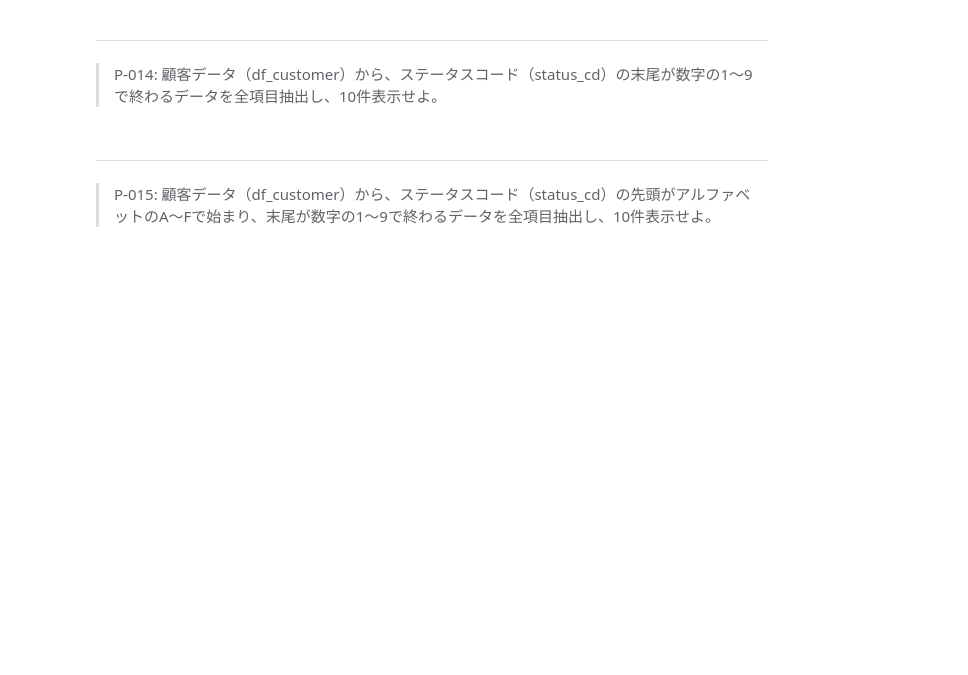
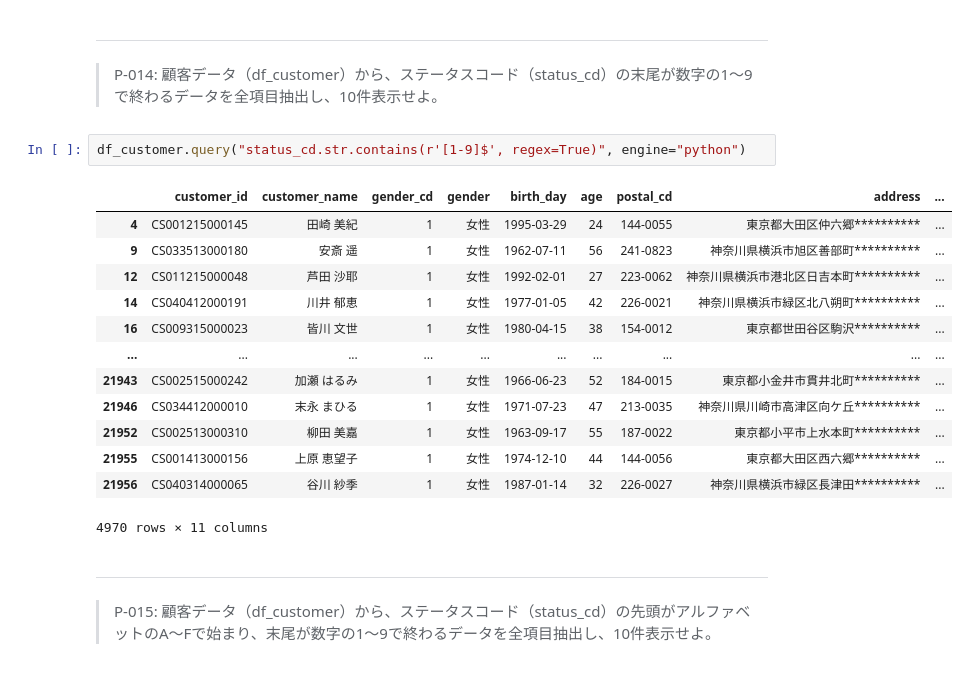
Before and after one commit to KJR020/100knocks-preprocess, a Jupyter notebook: docker/work/preprocess_knock_Python.ipynb, the cells around one changed output. Cells and saved outputs as stored; diff of their text form; blank space fills up the shorter version.

```diff
--- a/docker/work/preprocess_knock_Python.ipynb
+++ b/docker/work/preprocess_knock_Python.ipynb
@@ -289,6 +303,22 @@ df_store.query("address.str.contains('横浜市')", engine="python")
 # %% [markdown]
 ---
 > P-014: 顧客データ（df_customer）から、ステータスコード（status_cd）の末尾が数字の1〜9で終わるデータを全項目抽出し、10件表示せよ。
+# %%
+df_customer.query("status_cd.str.contains(r'[1-9]$', regex=True)", engine="python")
+# %% [output]
+|  | customer_id | customer_name | gender_cd | gender | birth_day | age | postal_cd | address | ... |
+| 4 | CS001215000145 | 田崎 美紀 | 1 | 女性 | 1995-03-29 | 24 | 144-0055 | 東京都大田区仲六郷********** | ... |
+| 9 | CS033513000180 | 安斎 遥 | 1 | 女性 | 1962-07-11 | 56 | 241-0823 | 神奈川県横浜市旭区善部町********** | ... |
+| 12 | CS011215000048 | 芦田 沙耶 | 1 | 女性 | 1992-02-01 | 27 | 223-0062 | 神奈川県横浜市港北区日吉本町********** | ... |
+| 14 | CS040412000191 | 川井 郁恵 | 1 | 女性 | 1977-01-05 | 42 | 226-0021 | 神奈川県横浜市緑区北八朔町********** | ... |
+| 16 | CS009315000023 | 皆川 文世 | 1 | 女性 | 1980-04-15 | 38 | 154-0012 | 東京都世田谷区駒沢********** | ... |
+| ... | ... | ... | ... | ... | ... | ... | ... | ... | ... |
+| 21943 | CS002515000242 | 加瀬 はるみ | 1 | 女性 | 1966-06-23 | 52 | 184-0015 | 東京都小金井市貫井北町********** | ... |
+| 21946 | CS034412000010 | 末永 まひる | 1 | 女性 | 1971-07-23 | 47 | 213-0035 | 神奈川県川崎市高津区向ケ丘********** | ... |
+| 21952 | CS002513000310 | 柳田 美嘉 | 1 | 女性 | 1963-09-17 | 55 | 187-0022 | 東京都小平市上水本町********** | ... |
+| 21955 | CS001413000156 | 上原 恵望子 | 1 | 女性 | 1974-12-10 | 44 | 144-0056 | 東京都大田区西六郷********** | ... |
+| 21956 | CS040314000065 | 谷川 紗季 | 1 | 女性 | 1987-01-14 | 32 | 226-0027 | 神奈川県横浜市緑区長津田********** | ... |
+4970 rows × 11 columns
 # %% [markdown]
 ---
 > P-015: 顧客データ（df_customer）から、ステータスコード（status_cd）の先頭がアルファベットのA〜Fで始まり、末尾が数字の1〜9で終わるデータを全項目抽出し、10件表示せよ。
```
Also changed, not shown: parts of 10 cells of this notebook.
